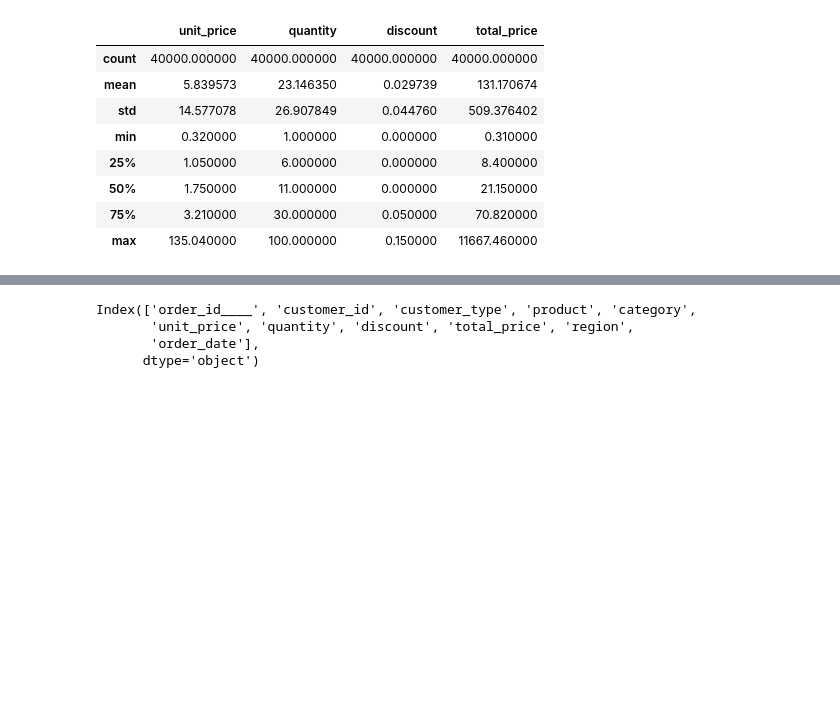
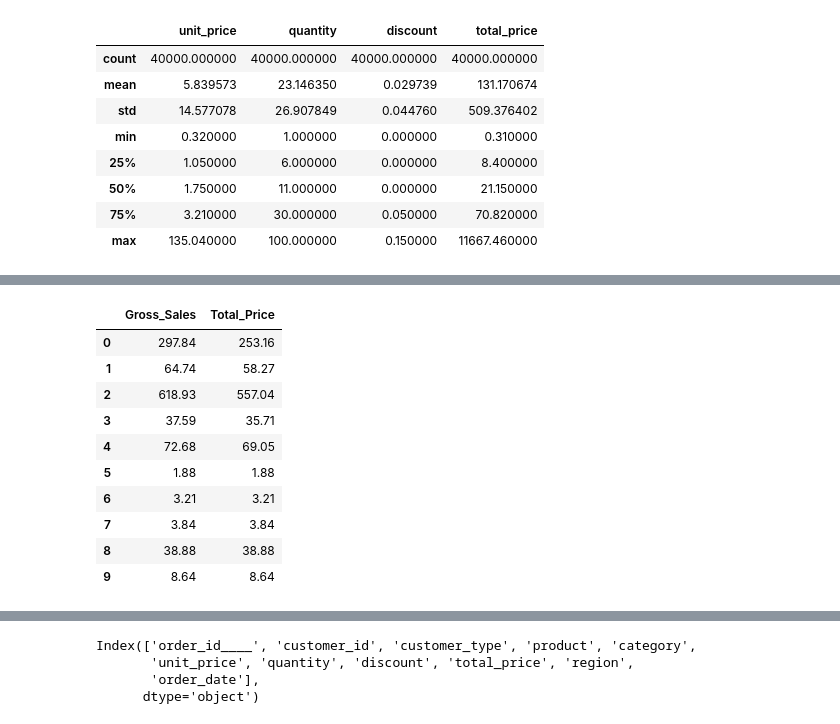
Before and after one commit to Tejas5158/Beverage_sales_analysis_Dashboard, a Jupyter notebook: Beverage_Sales_Analysis.ipynb, the cells around one changed output, grey strips where cells are left out. Drawn from its saved outputs; the diff is of its cells as text; code cells hidden in the pictures; blank space fills up the shorter version.

```diff
--- a/Beverage_Sales_Analysis.ipynb
+++ b/Beverage_Sales_Analysis.ipynb
@@ -158,0 +175,14 @@ columns = [
+# %%
+df[['Gross_Sales','Total_Price']].head(10)
+# %% [output]
+|  | Gross_Sales | Total_Price |
+| 0 | 297.84 | 253.16 |
+| 1 | 64.74 | 58.27 |
+| 2 | 618.93 | 557.04 |
+| 3 | 37.59 | 35.71 |
+| 4 | 72.68 | 69.05 |
+| 5 | 1.88 | 1.88 |
+| 6 | 3.21 | 3.21 |
+| 7 | 3.84 | 3.84 |
+| 8 | 38.88 | 38.88 |
+| 9 | 8.64 | 8.64 |
```
Also changed, not shown: parts of 9 cells of this notebook.
